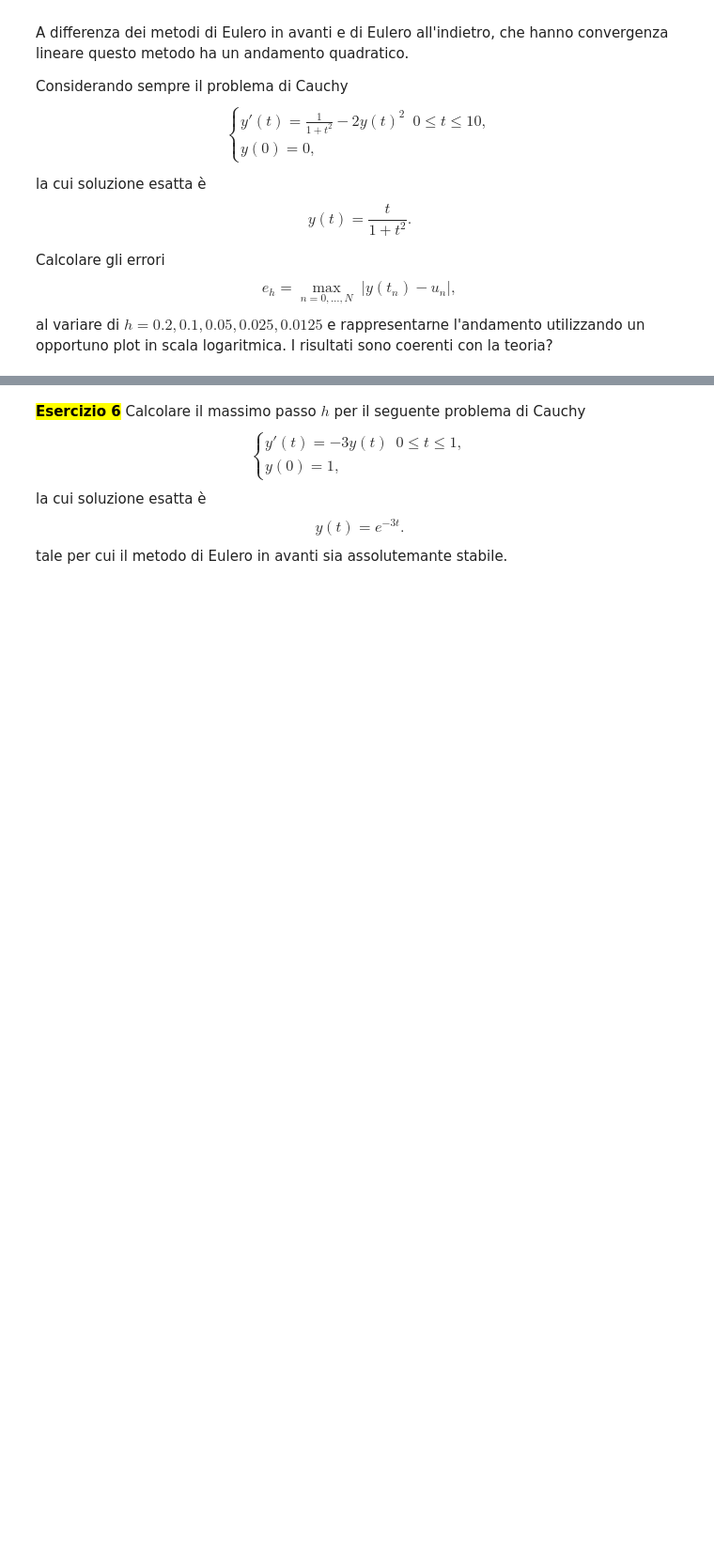
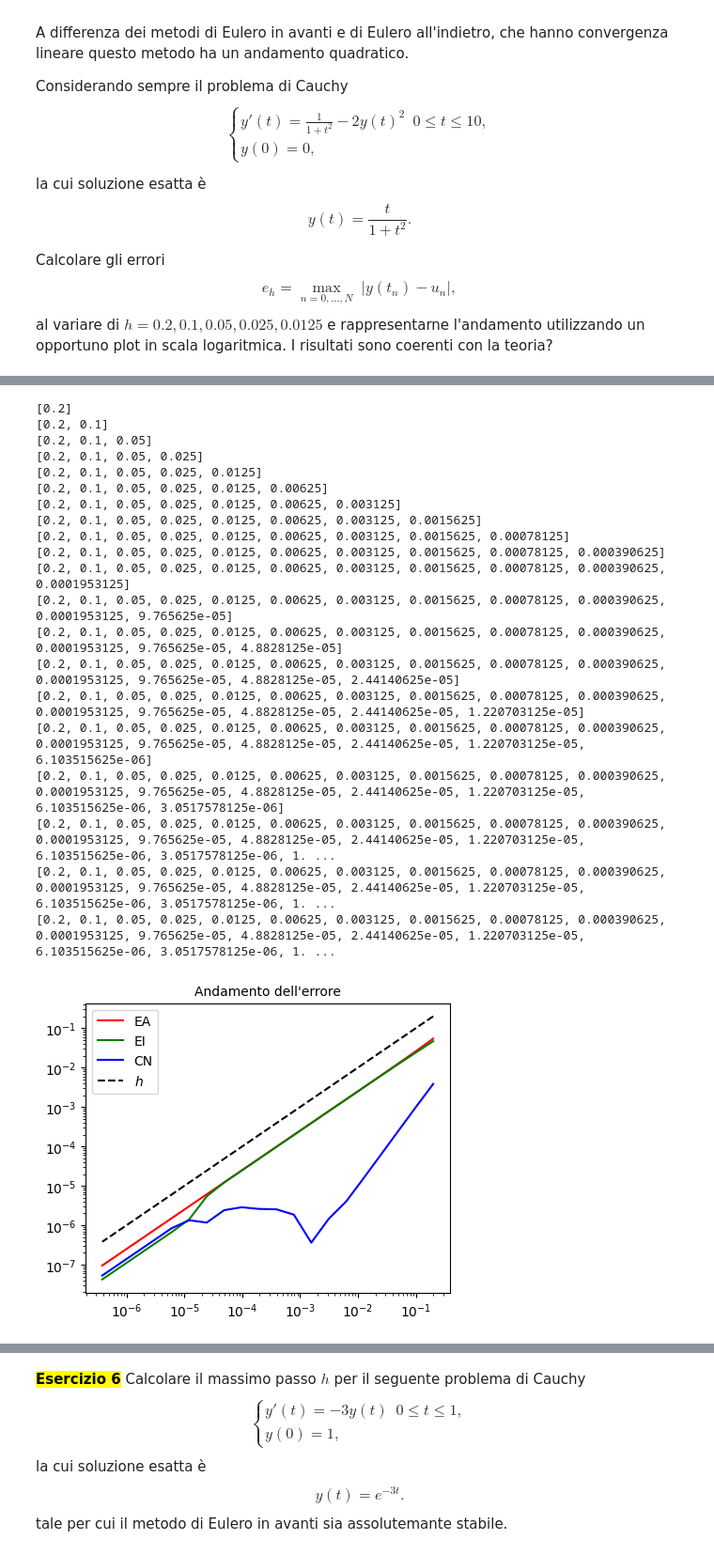
Before and after one commit to Tullio4l/mani_env, a Jupyter notebook: lab7/ode_part_1_template (1).ipynb, the cells around one changed output, grey strips where cells are left out. Shown at 94% size. Cells and saved outputs as stored; diff of their text form; code cells hidden in the pictures; blank space fills up the shorter version.

```diff
--- a/lab7/ode_part_1_template (1).ipynb
+++ b/lab7/ode_part_1_template (1).ipynb
@@ -369,0 +516,69 @@ from utilis_ODE import crank_nicolson
+# %%
+
+
+hs, errEA, errEI, timeEA, timeEI,errCN,timeCN= [], [], [], [], [], [], []
+
+# TODO: calcolare errori ad ogni passo h
+
+for i in range(20):
+    hs.append(0.2/(2**i))
+    print(hs)
+    start= perf_counter()
+    t1,u1= eulero_avanti(f,t0,tN,y0,hs[i])
+    end = perf_counter()
+    timeEA.append( end-start)
+    errEA.append(np.max(np.abs(yesatta(t1)-u1)))
+    start= perf_counter()
+    t1,u1back= eulero_indietro(f,t0,tN,y0,hs[i])
+    end = perf_counter()
+    timeEI.append( end-start)
+    errEI.append(np.max(np.abs(yesatta(t1)-u1back)))
+
+    start= perf_counter()
+    t1cn,u1cn= crank_nicolson(f,t0,tN,y0,hs[i])
+    end = perf_counter()
+    timeCN.append( end-start)
+    errCN.append(np.max(np.abs(yesatta(t1)-u1cn)))
+
+
+plt.figure(figsize = (5, 4))
+plt.loglog(hs, errEA, 'r', label = 'EA')
+plt.loglog(hs, errEI, 'g', label = 'EI')
+plt.loglog(hs, errCN, 'b', label = 'CN')
+plt.loglog(hs, hs, '--k', label = '$h$')
+
+plt.legend()
+plt.title("Andamento dell'errore", fontsize = 10)
+plt.show()
+
+plt.figure(figsize = (5, 4))
+
+
+plt.loglog(hs, timeEA, 'r', label = 'T_EA')
+plt.loglog(hs, timeEI, 'g' , label = 'T_EI')
+plt.loglog(hs, timeCN, 'b' , label = 'T_CN')
+plt.legend()
+plt.title("Andamento del tempo", fontsize = 10)
+plt.show()
+# %% [output]
+[0.2]
+[0.2, 0.1]
+[0.2, 0.1, 0.05]
+[0.2, 0.1, 0.05, 0.025]
+[0.2, 0.1, 0.05, 0.025, 0.0125]
+[0.2, 0.1, 0.05, 0.025, 0.0125, 0.00625]
+[0.2, 0.1, 0.05, 0.025, 0.0125, 0.00625, 0.003125]
+[0.2, 0.1, 0.05, 0.025, 0.0125, 0.00625, 0.003125, 0.0015625]
+[0.2, 0.1, 0.05, 0.025, 0.0125, 0.00625, 0.003125, 0.0015625, 0.00078125]
+[0.2, 0.1, 0.05, 0.025, 0.0125, 0.00625, 0.003125, 0.0015625, 0.00078125, 0.000390625]
+[0.2, 0.1, 0.05, 0.025, 0.0125, 0.00625, 0.003125, 0.0015625, 0.00078125, 0.000390625, 0.0001953125]
+[0.2, 0.1, 0.05, 0.025, 0.0125, 0.00625, 0.003125, 0.0015625, 0.00078125, 0.000390625, 0.0001953125, 9.765625e-05]
+[0.2, 0.1, 0.05, 0.025, 0.0125, 0.00625, 0.003125, 0.0015625, 0.00078125, 0.000390625, 0.0001953125, 9.765625e-05, 4.8828125e-05]
+[0.2, 0.1, 0.05, 0.025, 0.0125, 0.00625, 0.003125, 0.0015625, 0.00078125, 0.000390625, 0.0001953125, 9.765625e-05, 4.8828125e-05, 2.44140625e-05]
+[0.2, 0.1, 0.05, 0.025, 0.0125, 0.00625, 0.003125, 0.0015625, 0.00078125, 0.000390625, 0.0001953125, 9.765625e-05, 4.8828125e-05, 2.44140625e-05, 1.220703125e-05]
+[0.2, 0.1, 0.05, 0.025, 0.0125, 0.00625, 0.003125, 0.0015625, 0.00078125, 0.000390625, 0.0001953125, 9.765625e-05, 4.8828125e-05, 2.44140625e-05, 1.220703125e-05, 6.103515625e-06]
+[0.2, 0.1, 0.05, 0.025, 0.0125, 0.00625, 0.003125, 0.0015625, 0.00078125, 0.000390625, 0.0001953125, 9.765625e-05, 4.8828125e-05, 2.44140625e-05, 1.220703125e-05, 6.103515625e-06, 3.0517578125e-06]
+[0.2, 0.1, 0.05, 0.025, 0.0125, 0.00625, 0.003125, 0.0015625, 0.00078125, 0.000390625, 0.0001953125, 9.765625e-05, 4.8828125e-05, 2.44140625e-05, 1.220703125e-05, 6.103515625e-06, 3.0517578125e-06, 1. ...
+[0.2, 0.1, 0.05, 0.025, 0.0125, 0.00625, 0.003125, 0.0015625, 0.00078125, 0.000390625, 0.0001953125, 9.765625e-05, 4.8828125e-05, 2.44140625e-05, 1.220703125e-05, 6.103515625e-06, 3.0517578125e-06, 1. ...
+[0.2, 0.1, 0.05, 0.025, 0.0125, 0.00625, 0.003125, 0.0015625, 0.00078125, 0.000390625, 0.0001953125, 9.765625e-05, 4.8828125e-05, 2.44140625e-05, 1.220703125e-05, 6.103515625e-06, 3.0517578125e-06, 1. ...
+[figure, added]
```
Also changed, not shown: parts of 6 cells of this notebook.
